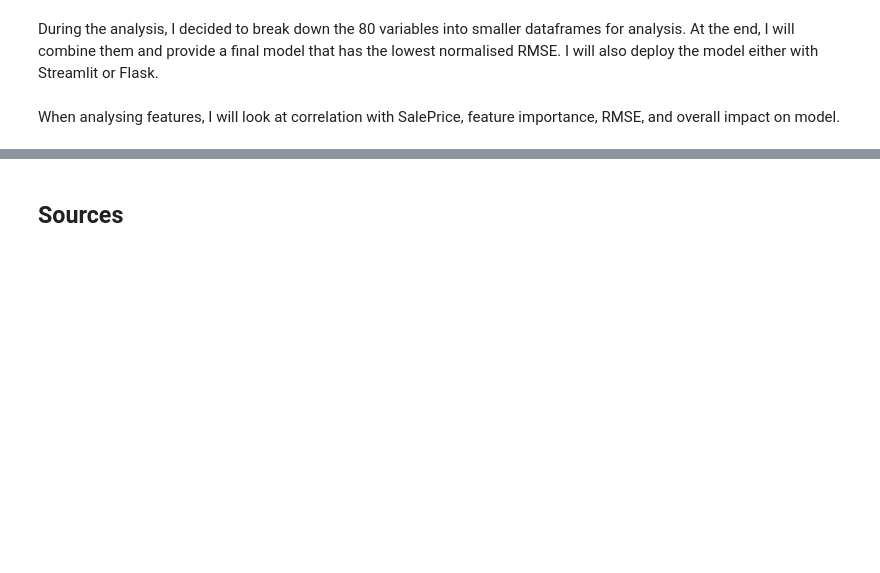
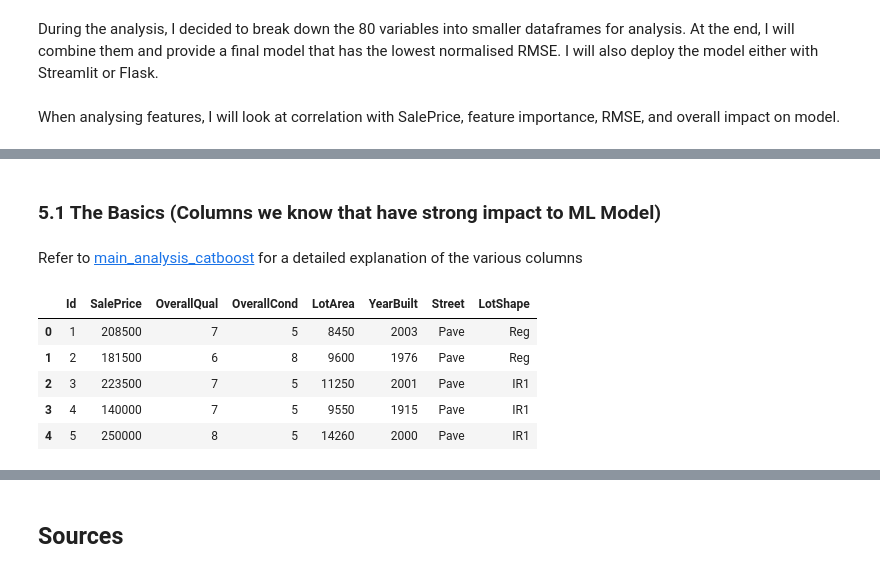
Before and after one commit to oliverkpan/IowaHousePricing, a Jupyter notebook: iowa_final.ipynb, the cells around one changed output, grey strips where cells are left out. Drawn from its saved outputs; the diff is of its cells as text; code cells hidden in the pictures; blank space fills up the shorter version.

```diff
--- a/iowa_final.ipynb
+++ b/iowa_final.ipynb
@@ -157,0 +181,15 @@ When analysing features, I will look at correlation with SalePrice, feature impo
+# %% [markdown]
+### 5.1 The Basics (Columns we know that have strong impact to ML Model)
+# %% [markdown]
+Refer to [main_analysis_catboost](https://github.com/oliverkpan/IowaHousePricing/blob/master/main_analysis_catboost.ipynb) for a detailed explanation of the various columns
+# %%
+#Basic Columns df
+basic_df = main_df[["SalePrice", "OverallQual", "OverallCond", "LotArea", "YearBuilt", "Street", "LotShape"]]
+basic_df.head()
+# %% [output]
+|  | Id | SalePrice | OverallQual | OverallCond | LotArea | YearBuilt | Street | LotShape |
+| 0 | 1 | 208500 | 7 | 5 | 8450 | 2003 | Pave | Reg |
+| 1 | 2 | 181500 | 6 | 8 | 9600 | 1976 | Pave | Reg |
+| 2 | 3 | 223500 | 7 | 5 | 11250 | 2001 | Pave | IR1 |
+| 3 | 4 | 140000 | 7 | 5 | 9550 | 1915 | Pave | IR1 |
+| 4 | 5 | 250000 | 8 | 5 | 14260 | 2000 | Pave | IR1 |
```
Also changed, not shown: parts of 9 cells of this notebook.
